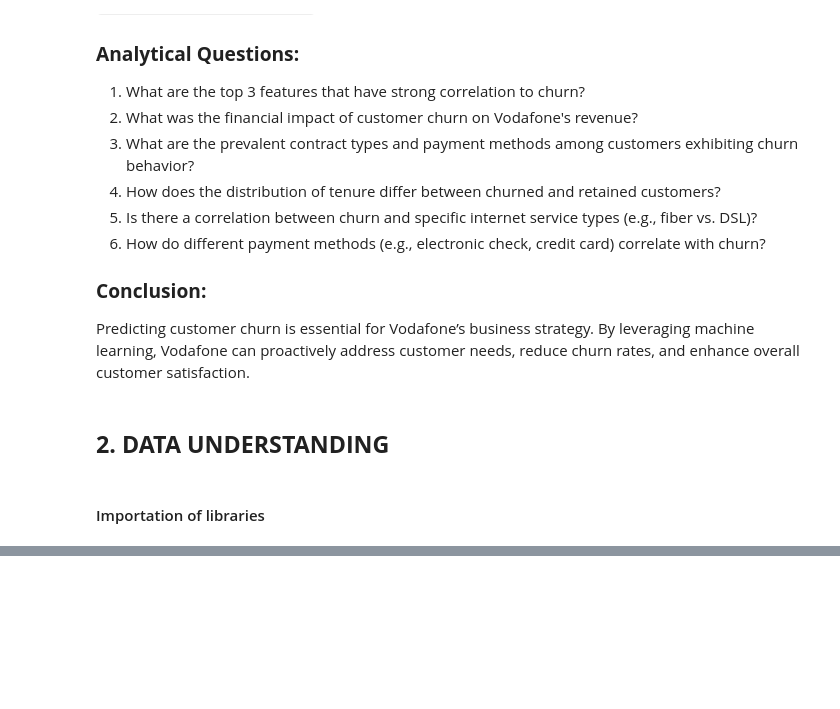
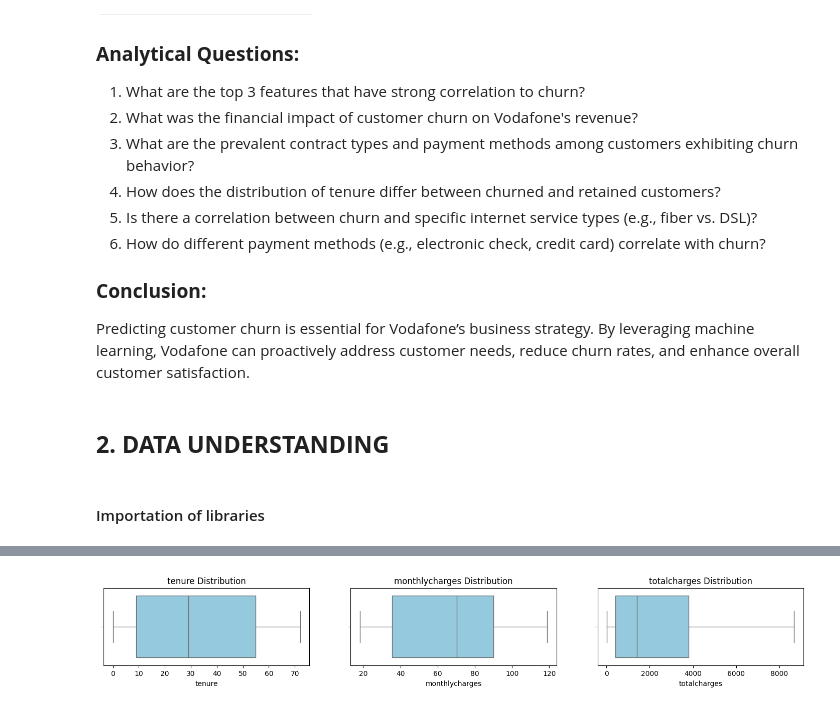
Before and after one commit to laaria-chris/Vodafone-Customer-Churn-Project, a Jupyter notebook: Notebook.ipynb, the cells around one changed output, grey strips where cells are left out. Drawn from its saved outputs; the diff is of its cells as text; code cells hidden in the pictures; blank space fills up the shorter version.

```diff
--- a/Notebook.ipynb
+++ b/Notebook.ipynb
@@ -105,0 +330,3 @@ from scipy import stats
+# %%
+no = ['False','No','No internet service','No phone service']
+yes = ['True', 'Yes']
@@ -105,0 +453,8 @@ from scipy import stats
+# %%
+fig, axs = plt.subplots(nrows=1,ncols=3,figsize=(18,2)) #create subplot framework
+for i, col in enumerate(numeric):
+    plt.subplot(1,3,i+1)
+    sns.boxplot(data[col], color='skyblue', orient='h')
+    plt.title(f'{col} Distribution')
+# %% [output]
+[figure, added]
```
Also changed, not shown: parts of 115 cells of this notebook.
